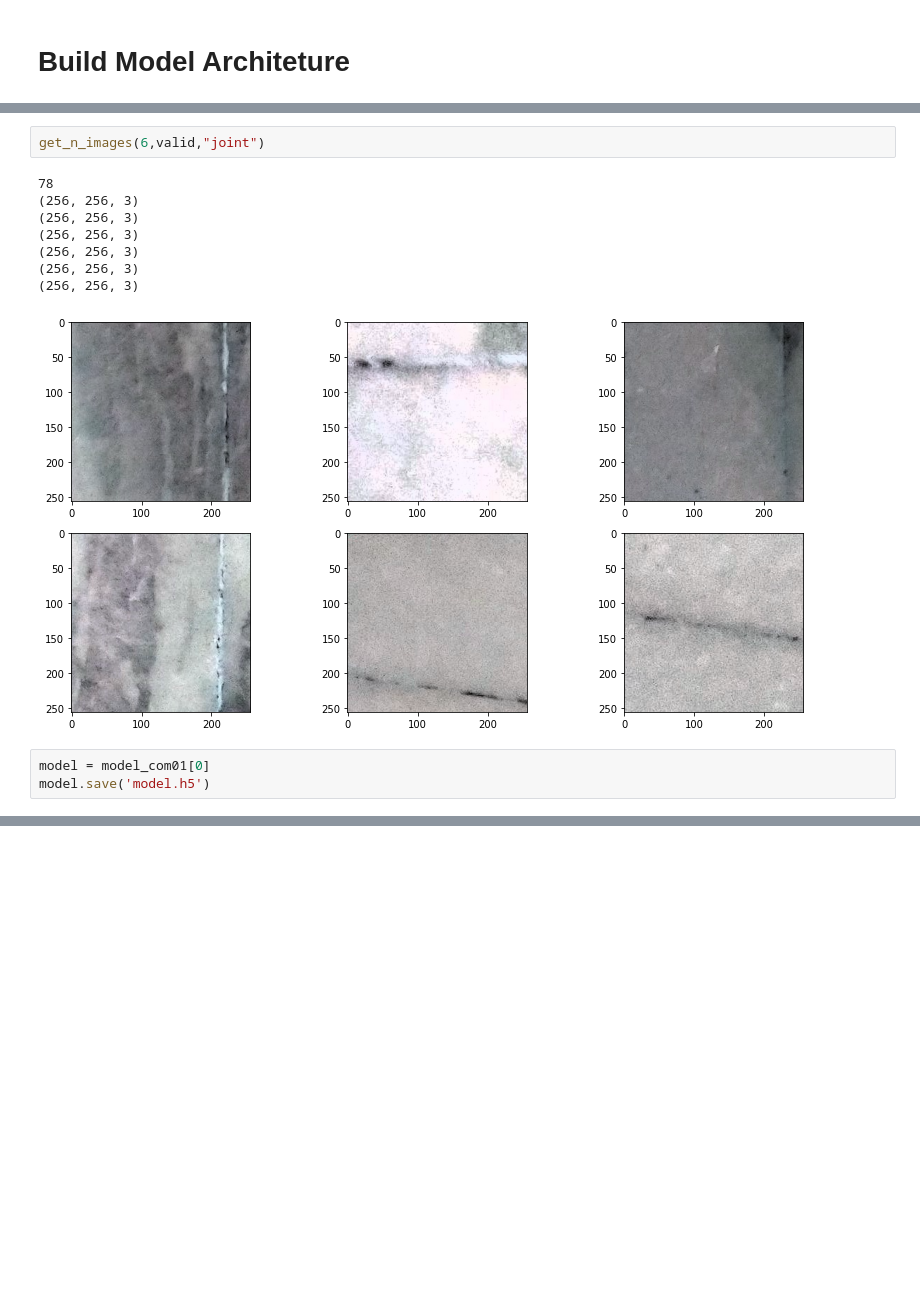
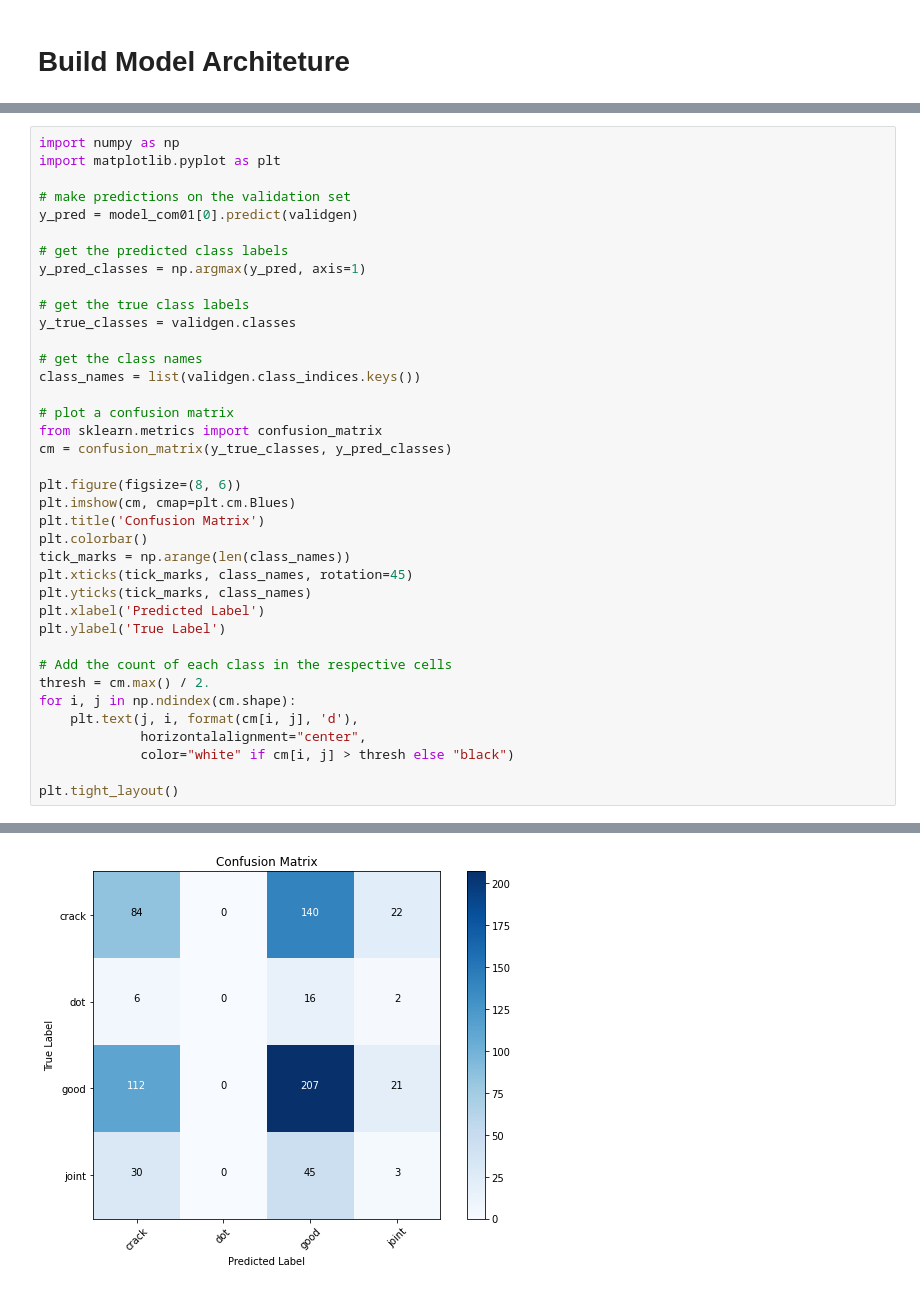
Before and after one commit to KevKibe/Marble-Surface-Anomaly-Detection-using-CNN-model, a Jupyter notebook: marble_defect.ipynb, the cells around one changed output, grey strips where cells are left out. Drawn from its saved outputs; the diff is of its cells as text; blank space fills up the shorter version.

```diff
--- a/marble_defect.ipynb
+++ b/marble_defect.ipynb
@@ -295,14 +260,39 @@ get_n_images(6,valid,"crack")
-# %%
-get_n_images(6,valid,"joint")
-# %% [output]
-78
-(256, 256, 3)
-(256, 256, 3)
-(256, 256, 3)
-(256, 256, 3)
-(256, 256, 3)
-(256, 256, 3)
-[figure, removed]
-# %%
-model = model_com01[0]
-model.save('model.h5')
+# %%
+import numpy as np
+import matplotlib.pyplot as plt
+
+# make predictions on the validation set
+y_pred = model_com01[0].predict(validgen)
+
+# get the predicted class labels
+y_pred_classes = np.argmax(y_pred, axis=1)
+
+# get the true class labels
+y_true_classes = validgen.classes
+
+# get the class names
+class_names = list(validgen.class_indices.keys())
+
+# plot a confusion matrix
+from sklearn.metrics import confusion_matrix
+cm = confusion_matrix(y_true_classes, y_pred_classes)
+
+plt.figure(figsize=(8, 6))
+plt.imshow(cm, cmap=plt.cm.Blues)
+plt.title('Confusion Matrix')
+plt.colorbar()
+tick_marks = np.arange(len(class_names))
+plt.xticks(tick_marks, class_names, rotation=45)
+plt.yticks(tick_marks, class_names)
+plt.xlabel('Predicted Label')
+plt.ylabel('True Label')
+
+# Add the count of each class in the respective cells
+thresh = cm.max() / 2.
+for i, j in np.ndindex(cm.shape):
+    plt.text(j, i, format(cm[i, j], 'd'),
+             horizontalalignment="center",
+             color="white" if cm[i, j] > thresh else "black")
+
+plt.tight_layout()
+# %% [output]
@@ -308,0 +300 @@ model.save('model.h5')
+[figure, added]
```
Also changed, not shown: parts of 15 cells of this notebook.
